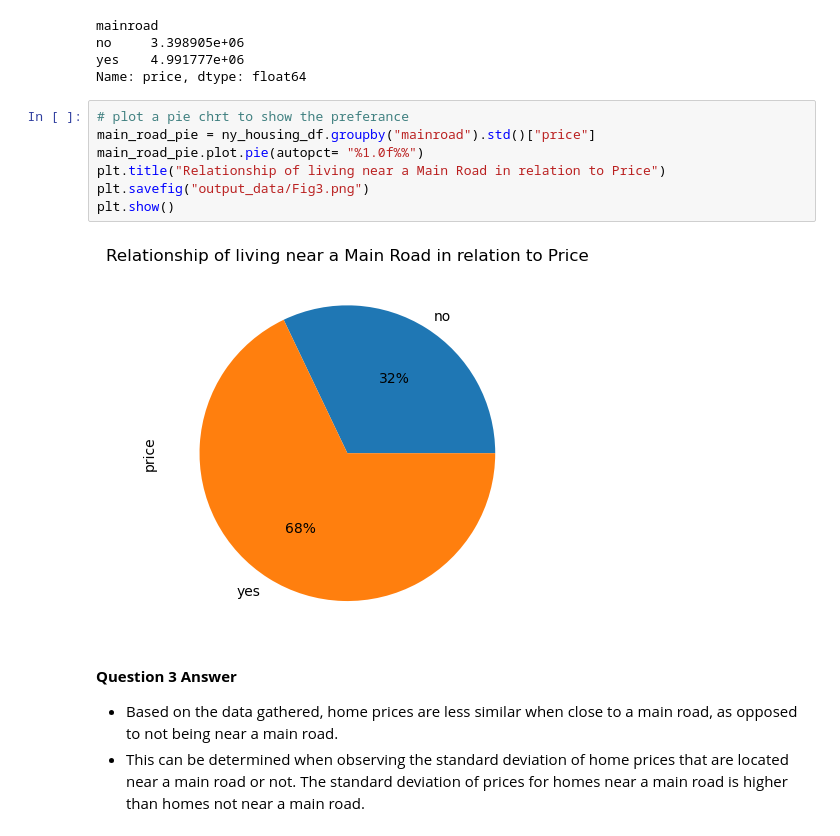
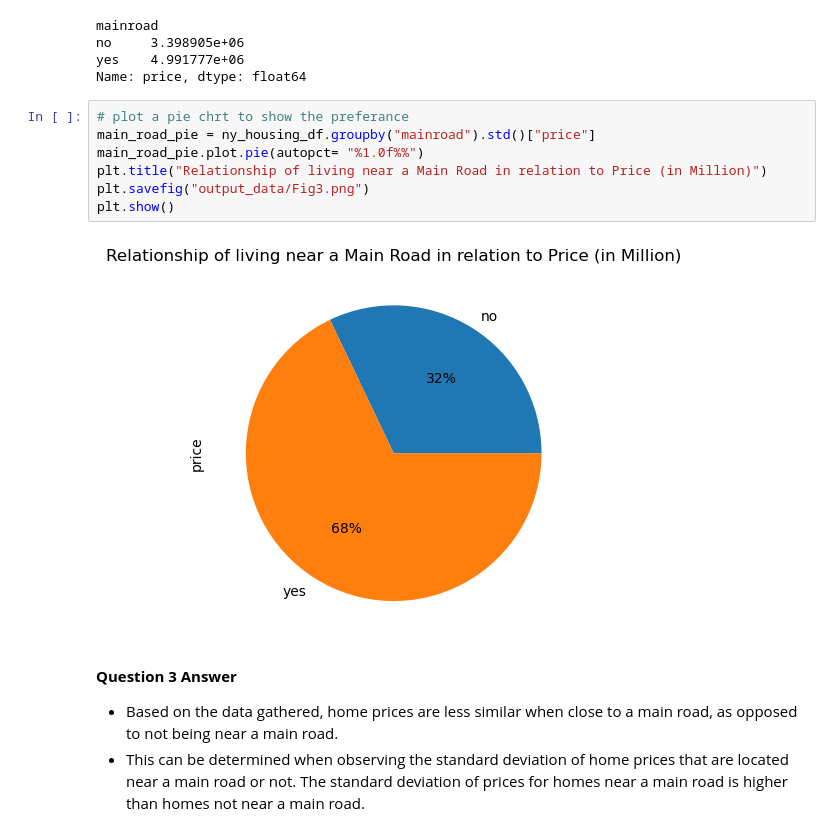
Before and after one commit to alanaadams/Project1, a Jupyter notebook: HomeattributePricing.ipynb, the cells around one changed output. Drawn from its saved outputs; the diff is of its cells as text.

Commit message:
including in million

```diff
--- a/HomeattributePricing.ipynb
+++ b/HomeattributePricing.ipynb
@@ -217,12 +217,12 @@ Name: price, dtype: float64
 # %%
 # plot a pie chrt to show the preferance
 main_road_pie = ny_housing_df.groupby("mainroad").std()["price"]
 main_road_pie.plot.pie(autopct= "%1.0f%%")
-plt.title("Relationship of living near a Main Road in relation to Price")
+plt.title("Relationship of living near a Main Road in relation to Price (in Million)")
 plt.savefig("output_data/Fig3.png")
 plt.show()
 # %% [output]
-[figure, old version]
+[figure, new version]
 # %% [markdown]
 **Question 3 Answer**
 
```
Also changed, not shown: parts of 5 cells of this notebook, 13 other files.
